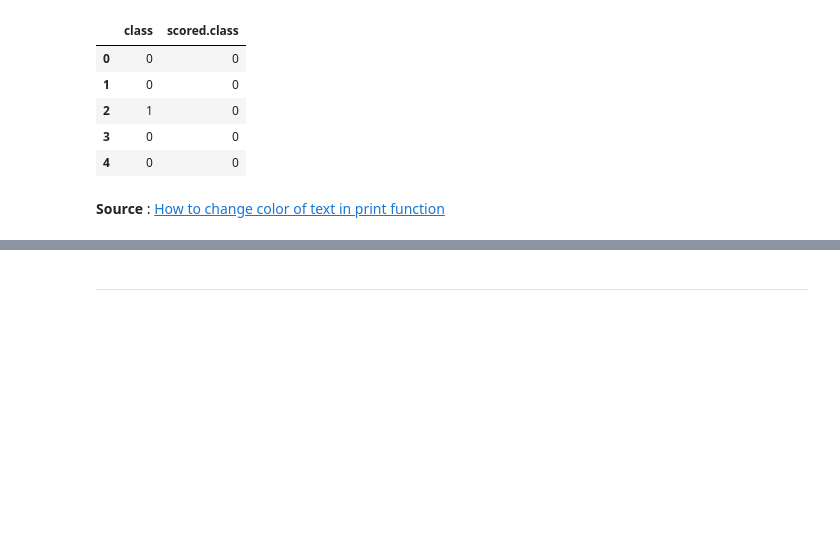
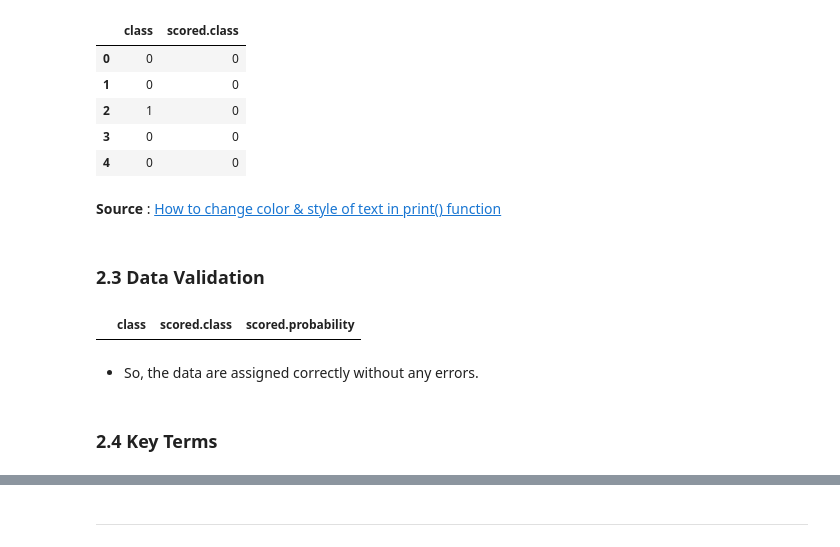
Before and after one commit to chetan5373/DAV-6150, a Jupyter notebook: M5_Assignment/C_Devarshi_M5_assn_.ipynb, the cells around one changed output, grey strips where cells are left out. Cells and saved outputs as stored; diff of their text form; code cells hidden in the pictures; blank space fills up the shorter version.

```diff
--- a/M5_Assignment/C_Devarshi_M5_assn_.ipynb
+++ b/M5_Assignment/C_Devarshi_M5_assn_.ipynb
@@ -241,4 +322,21 @@ display(df.head(5))
 | 3 | 0 | 0 |
 | 4 | 0 | 0 |
 # %% [markdown]
-**Source** : [How to change color of text in print function](https://www.quora.com/How-do-you-write-bold-in-Python#:~:text=These%20are%20the,World%20!%27%20%2B%20color.END)
+**Source** : [How to change color & style of text in print() function](https://www.quora.com/How-do-you-write-bold-in-Python#:~:text=These%20are%20the,World%20!%27%20%2B%20color.END)
+# %% [markdown]
+### 2.3 Data Validation
+# %%
+# We will cross check if the 'scored.class' from the 'scored.probability' i.e. the likelihood,
+# that 'scored.class' = '1' when 'scored.probability' > 0.5 &
+# 'scored.class' = '0' when 'scored.probability' <= 0.5.
+
+incorrect_rows = df_sp[ ((df_sp['scored.probability'] > 0.5) & (df_sp['scored.class'] != 1)) |
+                       ((df_sp['scored.probability'] <= 0.5) & (df_sp['scored.class'] != 0))]
+
+incorrect_rows.head()
+# %% [output]
+|  | class | scored.class | scored.probability |
+# %% [markdown]
+- So, the data are assigned correctly without any errors.
+# %% [markdown]
+### 2.4 Key Terms
```
Also changed, not shown: parts of 44 cells of this notebook, 3 other files.
